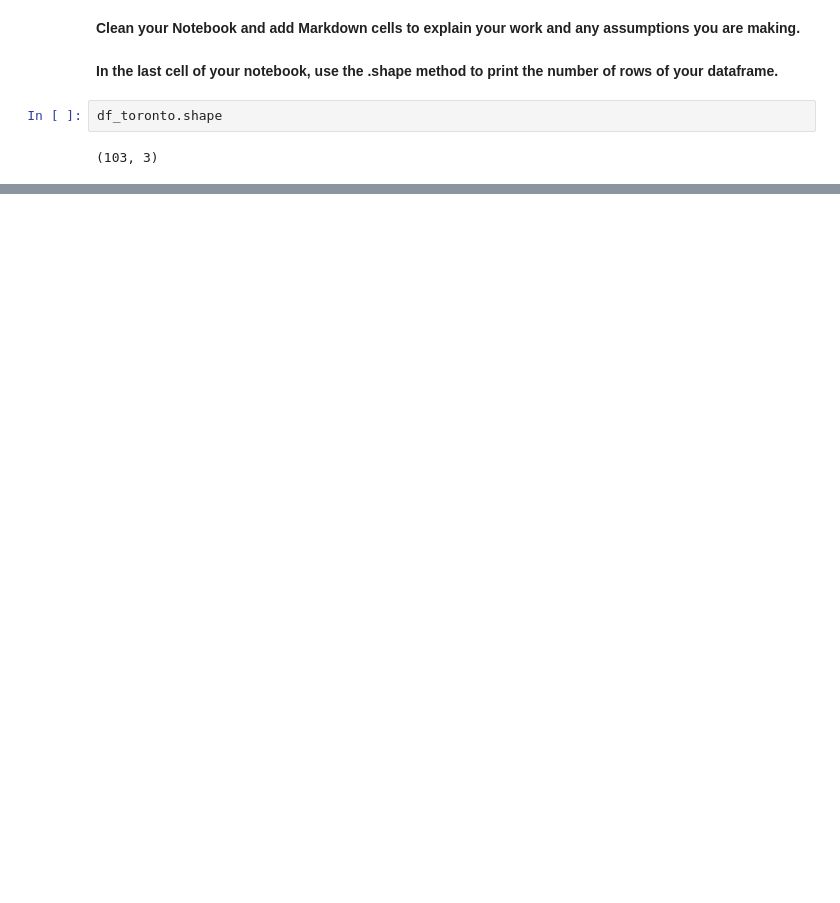
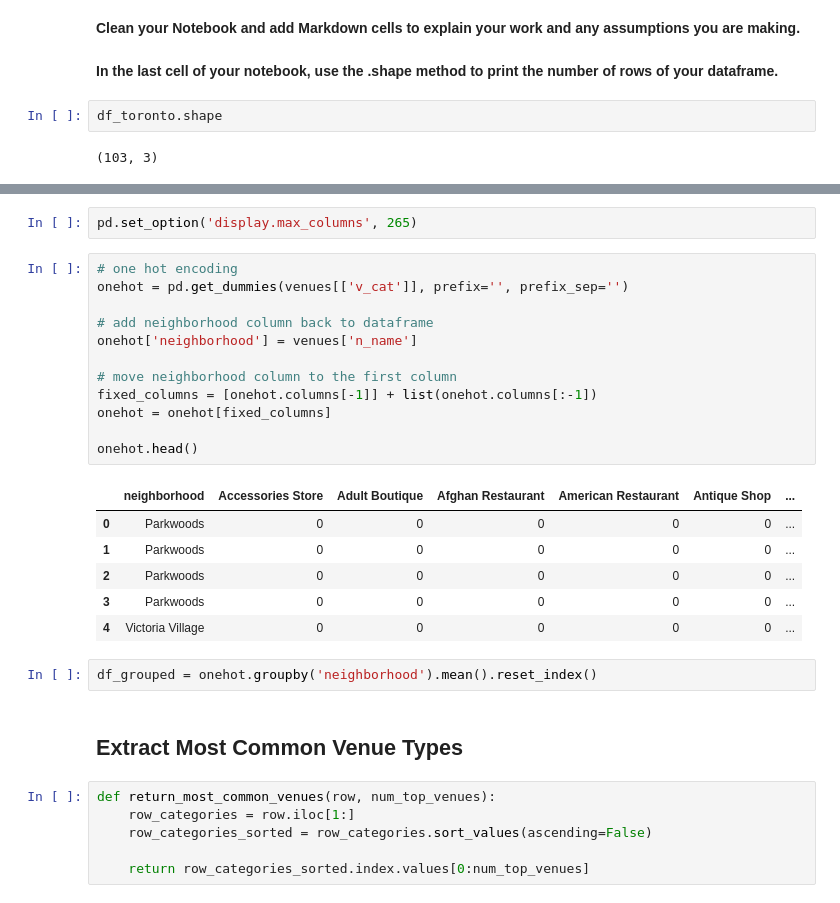
Before and after one commit to pemm8/Coursera_Capstone, a Jupyter notebook: capstone_notebook_v1.ipynb, the cells around one changed output, grey strips where cells are left out. Drawn from its saved outputs; the diff is of its cells as text; blank space fills up the shorter version.

```diff
--- a/capstone_notebook_v1.ipynb
+++ b/capstone_notebook_v1.ipynb
@@ -54,0 +221,31 @@ df_toronto.shape
+# %%
+pd.set_option('display.max_columns', 265)
+# %%
+# one hot encoding
+onehot = pd.get_dummies(venues[['v_cat']], prefix='', prefix_sep='')
+
+# add neighborhood column back to dataframe
+onehot['neighborhood'] = venues['n_name']
+
+# move neighborhood column to the first column
+fixed_columns = [onehot.columns[-1]] + list(onehot.columns[:-1])
+onehot = onehot[fixed_columns]
+
+onehot.head()
+# %% [output]
+|  | neighborhood | Accessories Store | Adult Boutique | Afghan Restaurant | American Restaurant | Antique Shop | ... |
+| 0 | Parkwoods | 0 | 0 | 0 | 0 | 0 | ... |
+| 1 | Parkwoods | 0 | 0 | 0 | 0 | 0 | ... |
+| 2 | Parkwoods | 0 | 0 | 0 | 0 | 0 | ... |
+| 3 | Parkwoods | 0 | 0 | 0 | 0 | 0 | ... |
+| 4 | Victoria Village | 0 | 0 | 0 | 0 | 0 | ... |
+# %%
+df_grouped = onehot.groupby('neighborhood').mean().reset_index()
+# %% [markdown]
+## Extract Most Common Venue Types
+# %%
+def return_most_common_venues(row, num_top_venues):
+    row_categories = row.iloc[1:]
+    row_categories_sorted = row_categories.sort_values(ascending=False)
+
+    return row_categories_sorted.index.values[0:num_top_venues]
```
Also changed, not shown: parts of 44 cells of this notebook, 1 other file.
